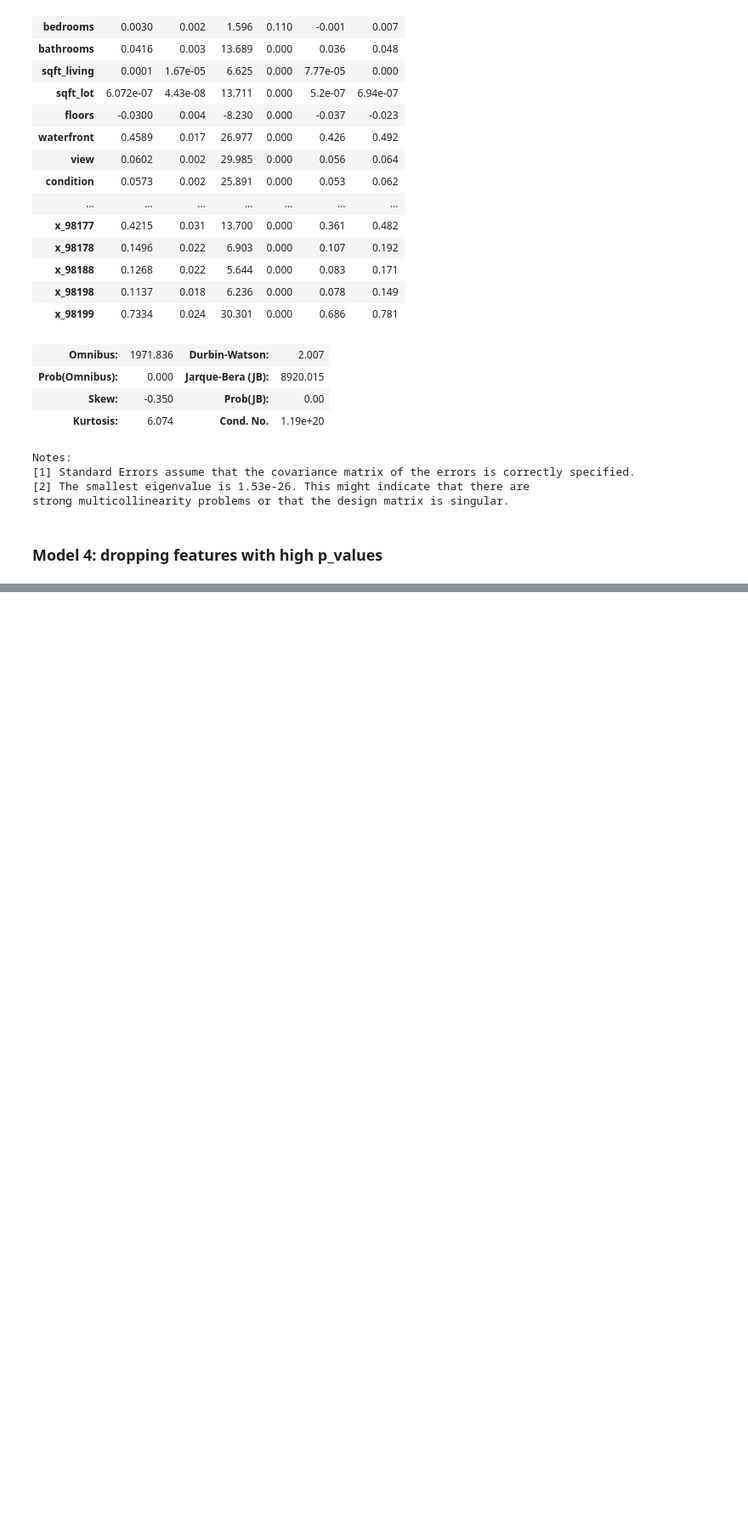
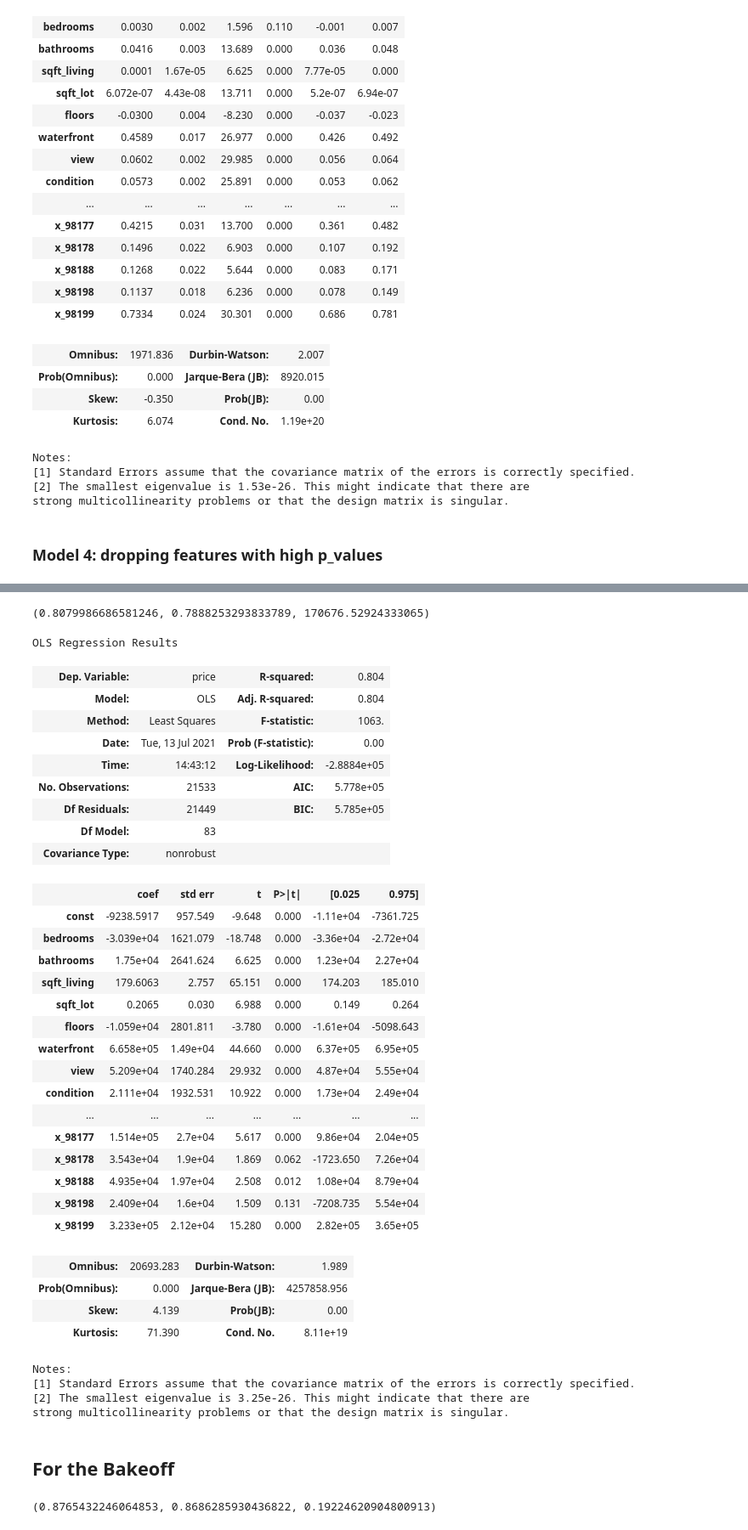
Before and after one commit to mankah/Project-2, a Jupyter notebook: Notebook.ipynb, the cells around one changed output, grey strips where cells are left out. Shown at 85% size. Drawn from its saved outputs; the diff is of its cells as text; code cells hidden in the pictures; blank space fills up the shorter version.

```diff
--- a/Notebook.ipynb
+++ b/Notebook.ipynb
@@ -545,0 +451,5 @@ Text(0.5, 1.0, 'Predicted vs Actual Prices')
+# %%
+X = df.drop(['price', 'sqft_basement', 'sqft_lot15', 'sqft_above'], axis = 1)
+y = df['price']
+# y = np.log(y)
+X_train, X_test, y_train, y_test = train_test_split(X, y, test_size=0.2, random_state=42)
@@ -545,0 +467,44 @@ Text(0.5, 1.0, 'Predicted vs Actual Prices')
+# %%
+train_score_lr, test_score_lr, rmse_lr
+# %% [output]
+(0.8079986686581246, 0.7888253293833789, 170676.52924333065)
+# %%
+X = sm.add_constant(X)
+sm.OLS(y, X).fit().summary()
+# %% [output]
+OLS Regression Results
+| Dep. Variable: | price | R-squared: | 0.804 |
+| Model: | OLS | Adj. R-squared: | 0.804 |
+| Method: | Least Squares | F-statistic: | 1063. |
+| Date: | Tue, 13 Jul 2021 | Prob (F-statistic): | 0.00 |
+| Time: | 14:43:12 | Log-Likelihood: | -2.8884e+05 |
+| No. Observations: | 21533 | AIC: | 5.778e+05 |
+| Df Residuals: | 21449 | BIC: | 5.785e+05 |
+| Df Model: | 83 |  |  |
+| Covariance Type: | nonrobust |  |  |
+|  | coef | std err | t | P>|t| | [0.025 | 0.975] |
+| const | -9238.5917 | 957.549 | -9.648 | 0.000 | -1.11e+04 | -7361.725 |
+| bedrooms | -3.039e+04 | 1621.079 | -18.748 | 0.000 | -3.36e+04 | -2.72e+04 |
+| bathrooms | 1.75e+04 | 2641.624 | 6.625 | 0.000 | 1.23e+04 | 2.27e+04 |
+| sqft_living | 179.6063 | 2.757 | 65.151 | 0.000 | 174.203 | 185.010 |
+| sqft_lot | 0.2065 | 0.030 | 6.988 | 0.000 | 0.149 | 0.264 |
+| floors | -1.059e+04 | 2801.811 | -3.780 | 0.000 | -1.61e+04 | -5098.643 |
+| waterfront | 6.658e+05 | 1.49e+04 | 44.660 | 0.000 | 6.37e+05 | 6.95e+05 |
+| view | 5.209e+04 | 1740.284 | 29.932 | 0.000 | 4.87e+04 | 5.55e+04 |
+| condition | 2.111e+04 | 1932.531 | 10.922 | 0.000 | 1.73e+04 | 2.49e+04 |
+| ... | ... | ... | ... | ... | ... | ... |
+| x_98177 | 1.514e+05 | 2.7e+04 | 5.617 | 0.000 | 9.86e+04 | 2.04e+05 |
+| x_98178 | 3.543e+04 | 1.9e+04 | 1.869 | 0.062 | -1723.650 | 7.26e+04 |
+| x_98188 | 4.935e+04 | 1.97e+04 | 2.508 | 0.012 | 1.08e+04 | 8.79e+04 |
+| x_98198 | 2.409e+04 | 1.6e+04 | 1.509 | 0.131 | -7208.735 | 5.54e+04 |
+| x_98199 | 3.233e+05 | 2.12e+04 | 15.280 | 0.000 | 2.82e+05 | 3.65e+05 |
+| Omnibus: | 20693.283 | Durbin-Watson: | 1.989 |
+| Prob(Omnibus): | 0.000 | Jarque-Bera (JB): | 4257858.956 |
+| Skew: | 4.139 | Prob(JB): | 0.00 |
+| Kurtosis: | 71.390 | Cond. No. | 8.11e+19 |
+Notes:
+[1] Standard Errors assume that the covariance matrix of the errors is correctly specified.
+[2] The smallest eigenvalue is 3.25e-26. This might indicate that there are
+strong multicollinearity problems or that the design matrix is singular.
+# %% [markdown]
+## For the Bakeoff
@@ -545,0 +527,4 @@ Text(0.5, 1.0, 'Predicted vs Actual Prices')
+# %%
+train_score_lr, test_score_lr, rmse_lr
+# %% [output]
+(0.8765432246064853, 0.8686285930436822, 0.19224620904800913)
```
Also changed, not shown: parts of 38 cells of this notebook.
